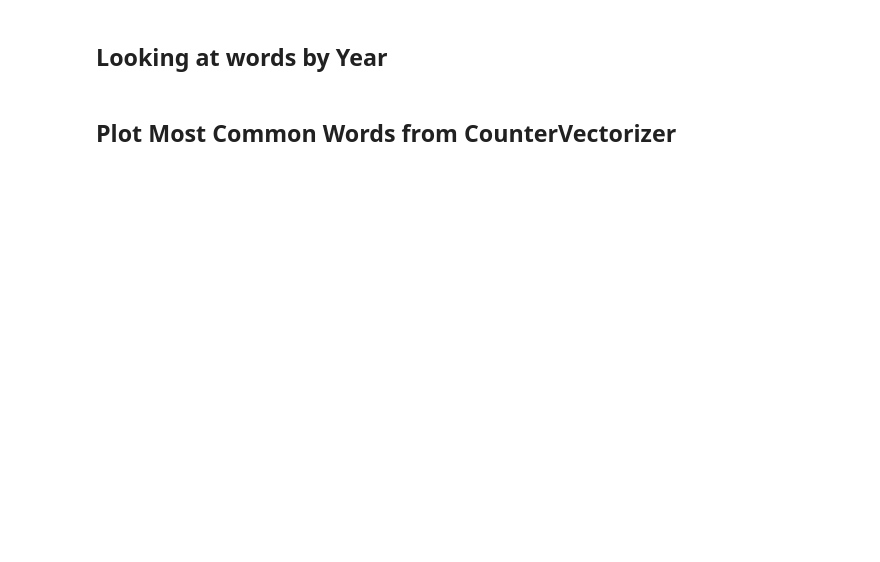
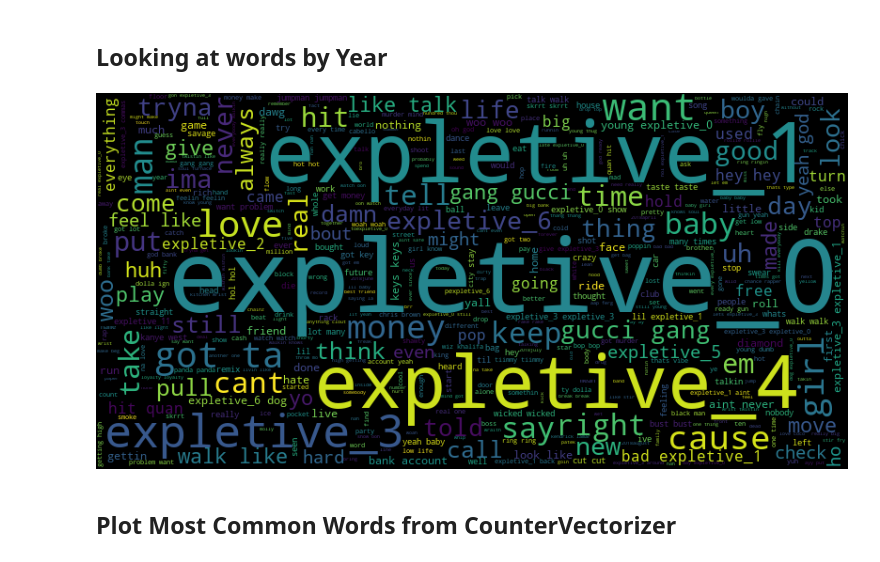
Before and after one commit to boogiedev/HITMAKA-3000, a Jupyter notebook: nlp.ipynb, the cells around one changed output. Drawn from its saved outputs; the diff is of its cells as text; code cells hidden in the pictures; blank space fills up the shorter version.

```diff
--- a/nlp.ipynb
+++ b/nlp.ipynb
@@ -138,18 +187,20 @@ corpus[0][:100], tokens[0][:5], tokens_stop[0][:5]
 ## Looking at words by Year
 # %%
 stops = ['im', 'thats', 'ya', 'though', 'yeah']
-custom_stop = ['yeah', 'like', 'got', '2018', 'know', 'get', 'aint', 'ayy', 'go', 'na', 'back', 'one', 'gon', 'make', 'wan', 'thats', 'need', 'oh', 'see', 'feat', 'ooh', 'said', 'way', "2017"] + stops
+custom_stop = ['yeah', 'like', 'got', '2018', 'know', 'get', 'aint', 'ayy', 'go', 'na', 'back', 'one', 'gon', 'make', 'wan', 'thats', 'need', 'oh', 'see', 'feat', 'ooh', 'said', 'way', "2017", "la", 'lets', 'ft', 'let'] + stops
 # Join the different processed titles together
 long_string = ','.join([",".join(tokens) for tokens in tokens_stop])
 
 # Create a WordCloud object
 wordcloud = WordCloud(background_color="black", max_words=500, contour_width=3,  width=800, height=400, stopwords=custom_stop)
 
 # Generate a word cloud
 wordcloud.generate(long_string)
 
 # Visualize the word cloud
 wordcloud.to_image()
+# %% [output]
+[figure, added]
 # %% [markdown]
 ## Plot Most Common Words from CounterVectorizer
 # %%
```
Also changed, not shown: parts of 8 cells of this notebook, 2 other files.
